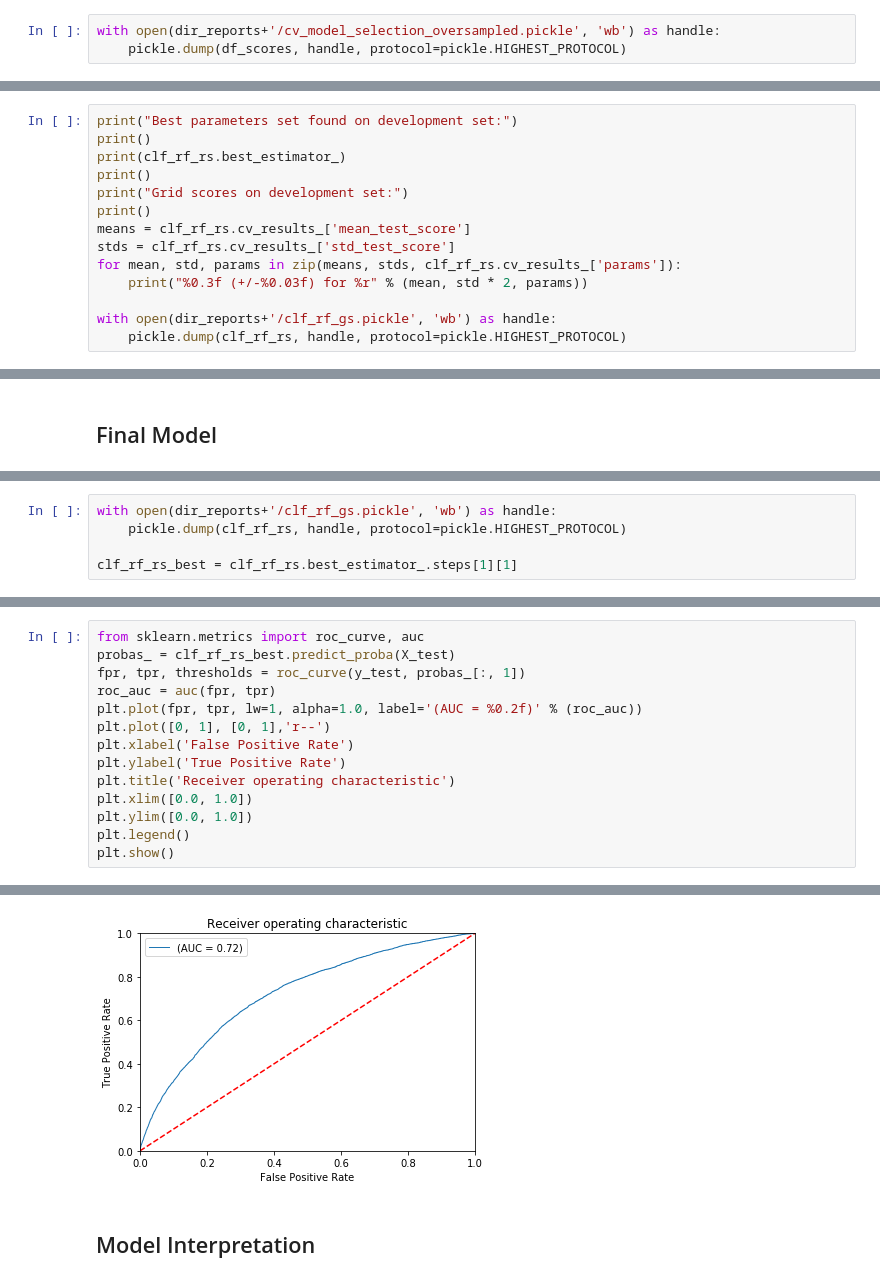
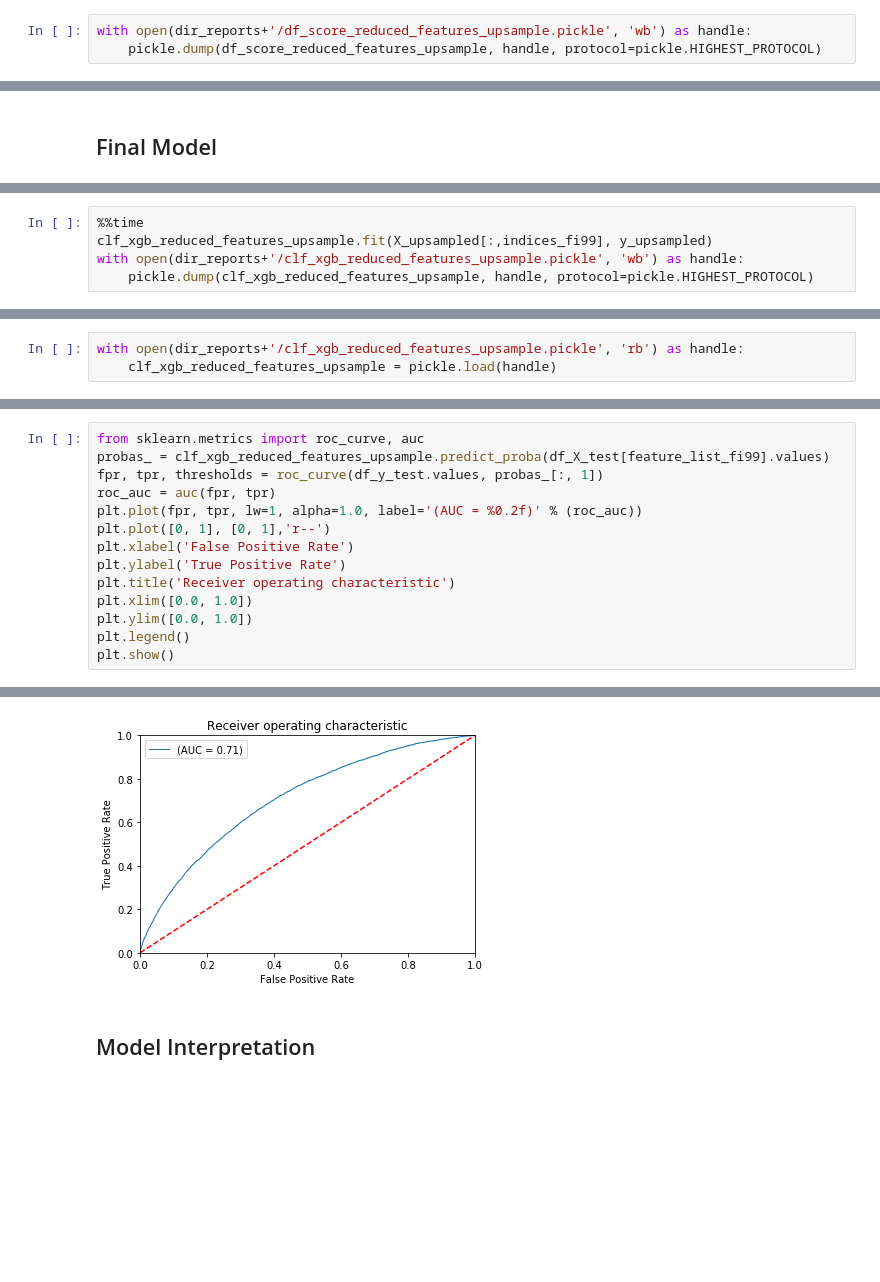
Before and after one commit to bing-zhao/capstone1-home-risk, a Jupyter notebook: notebooks/kernel-01.ipynb, the cells around one changed output, grey strips where cells are left out. Drawn from its saved outputs; the diff is of its cells as text; blank space fills up the shorter version.

Commit message:
updated model interpretation
Feature importance, shap value, and business value

```diff
--- a/notebooks/kernel-01.ipynb
+++ b/notebooks/kernel-01.ipynb
@@ -999,3 +1150,3 @@ Total execution time = 16.205683330694836 min.
 # %%
-with open(dir_reports+'/cv_model_selection_oversampled.pickle', 'wb') as handle:
-    pickle.dump(df_scores, handle, protocol=pickle.HIGHEST_PROTOCOL)
+with open(dir_reports+'/df_score_reduced_features_upsample.pickle', 'wb') as handle:
+    pickle.dump(df_score_reduced_features_upsample, handle, protocol=pickle.HIGHEST_PROTOCOL)
@@ -1213,14 +1152,0 @@ RandomizedSearchCV(cv=StratifiedKFold(n_splits=5, random_state=None, shuffle=Fal
-# %%
-print("Best parameters set found on development set:")
-print()
-print(clf_rf_rs.best_estimator_)
-print()
-print("Grid scores on development set:")
-print()
-means = clf_rf_rs.cv_results_['mean_test_score']
-stds = clf_rf_rs.cv_results_['std_test_score']
-for mean, std, params in zip(means, stds, clf_rf_rs.cv_results_['params']):
-    print("%0.3f (+/-%0.03f) for %r" % (mean, std * 2, params))
-
-with open(dir_reports+'/clf_rf_gs.pickle', 'wb') as handle:
-    pickle.dump(clf_rf_rs, handle, protocol=pickle.HIGHEST_PROTOCOL)
@@ -1354,5 +1157,5 @@ test auc = 0.7398161426921486
 # %%
-with open(dir_reports+'/clf_rf_gs.pickle', 'wb') as handle:
-    pickle.dump(clf_rf_rs, handle, protocol=pickle.HIGHEST_PROTOCOL)
-
-clf_rf_rs_best = clf_rf_rs.best_estimator_.steps[1][1]
+%%time
+clf_xgb_reduced_features_upsample.fit(X_upsampled[:,indices_fi99], y_upsampled)
+with open(dir_reports+'/clf_xgb_reduced_features_upsample.pickle', 'wb') as handle:
+    pickle.dump(clf_xgb_reduced_features_upsample, handle, protocol=pickle.HIGHEST_PROTOCOL)
@@ -1451,0 +1166,3 @@ RandomForestClassifier(bootstrap=False, class_weight=None, criterion='gini',
+# %%
+with open(dir_reports+'/clf_xgb_reduced_features_upsample.pickle', 'rb') as handle:
+    clf_xgb_reduced_features_upsample = pickle.load(handle)
@@ -1517,7 +1194,7 @@ true:1    4959       6
 # %%
 from sklearn.metrics import roc_curve, auc
-probas_ = clf_rf_rs_best.predict_proba(X_test)
-fpr, tpr, thresholds = roc_curve(y_test, probas_[:, 1])
+probas_ = clf_xgb_reduced_features_upsample.predict_proba(df_X_test[feature_list_fi99].values)
+fpr, tpr, thresholds = roc_curve(df_y_test.values, probas_[:, 1])
 roc_auc = auc(fpr, tpr)
 plt.plot(fpr, tpr, lw=1, alpha=1.0, label='(AUC = %0.2f)' % (roc_auc))
 plt.plot([0, 1], [0, 1],'r--')
@@ -1537,4 +1209,4 @@ plt.show()
-[figure, old version]
+[figure, new version]
 # %% [markdown]
 ## Model Interpretation
 # %% [markdown]
```
Also changed, not shown: parts of 113 cells of this notebook, 3 other files.
